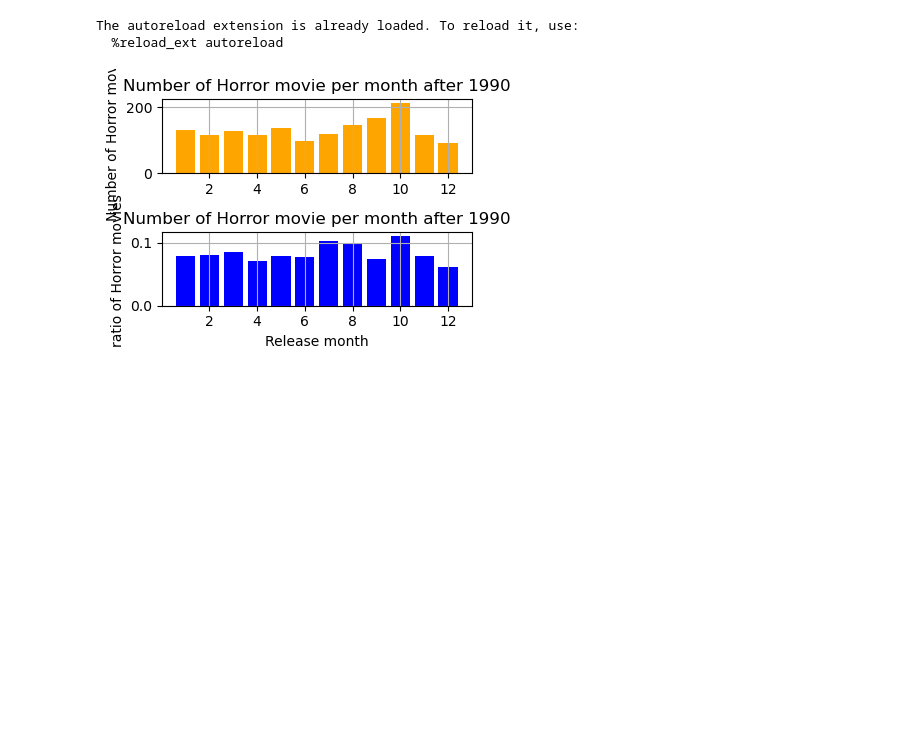
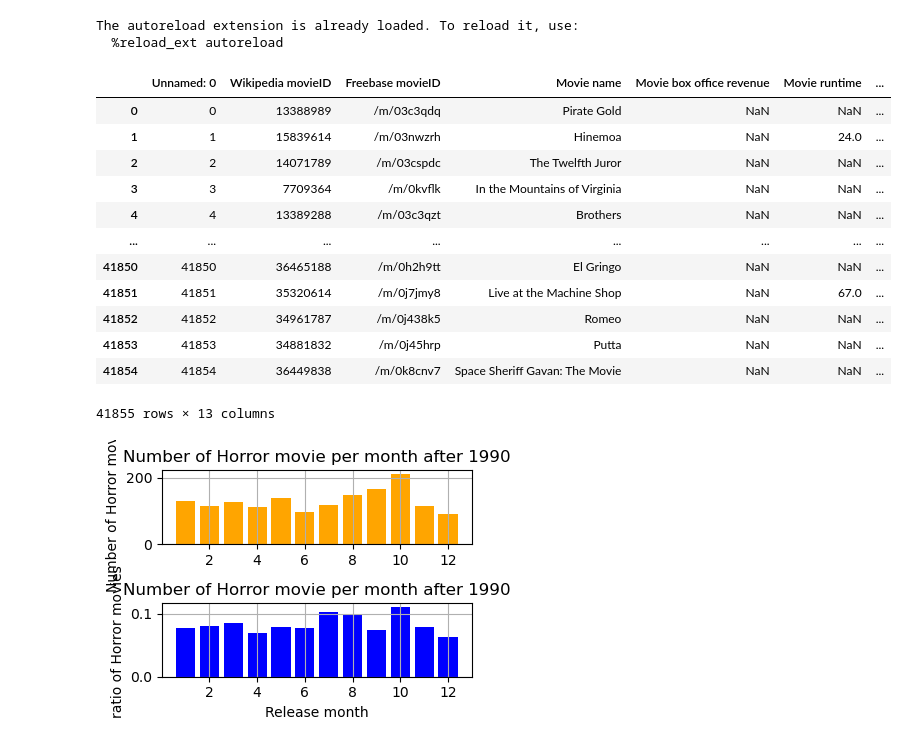
Before and after one commit to epfl-ada/ada-2023-project-dat4k, a Jupyter notebook: Causal_genres_continent.ipynb, the cells around one changed output. Drawn from its saved outputs; the diff is of its cells as text; code cells hidden in the pictures; blank space fills up the shorter version.

```diff
--- a/Causal_genres_continent.ipynb
+++ b/Causal_genres_continent.ipynb
@@ -14,6 +14,22 @@ The autoreload extension is already loaded. To reload it, use:
   %reload_ext autoreload
 # %%
 dataframe = pd.read_csv('Data/movie.metadata.genres.tsv', sep='\t')
+# %%
+dataframe
+# %% [output]
+|  | Unnamed: 0 | Wikipedia movieID | Freebase movieID | Movie name | Movie box office revenue | Movie runtime | ... |
+| 0 | 0 | 13388989 | /m/03c3qdq | Pirate Gold | NaN | NaN | ... |
+| 1 | 1 | 15839614 | /m/03nwzrh | Hinemoa | NaN | 24.0 | ... |
+| 2 | 2 | 14071789 | /m/03cspdc | The Twelfth Juror | NaN | NaN | ... |
+| 3 | 3 | 7709364 | /m/0kvflk | In the Mountains of Virginia | NaN | NaN | ... |
+| 4 | 4 | 13389288 | /m/03c3qzt | Brothers | NaN | NaN | ... |
+| ... | ... | ... | ... | ... | ... | ... | ... |
+| 41850 | 41850 | 36465188 | /m/0h2h9tt | El Gringo | NaN | NaN | ... |
+| 41851 | 41851 | 35320614 | /m/0j7jmy8 | Live at the Machine Shop | NaN | 67.0 | ... |
+| 41852 | 41852 | 34961787 | /m/0j438k5 | Romeo | NaN | NaN | ... |
+| 41853 | 41853 | 34881832 | /m/0j45hrp | Putta | NaN | NaN | ... |
+| 41854 | 41854 | 36449838 | /m/0k8cnv7 | Space Sheriff Gavan: The Movie | NaN | NaN | ... |
+41855 rows × 13 columns
 # %%
 visualizing_data(dataframe, 1990, 'Horror') #input : df, split year, genre
 # %% [output]
```
Also changed, not shown: parts of 15 cells of this notebook, 1 other file.
